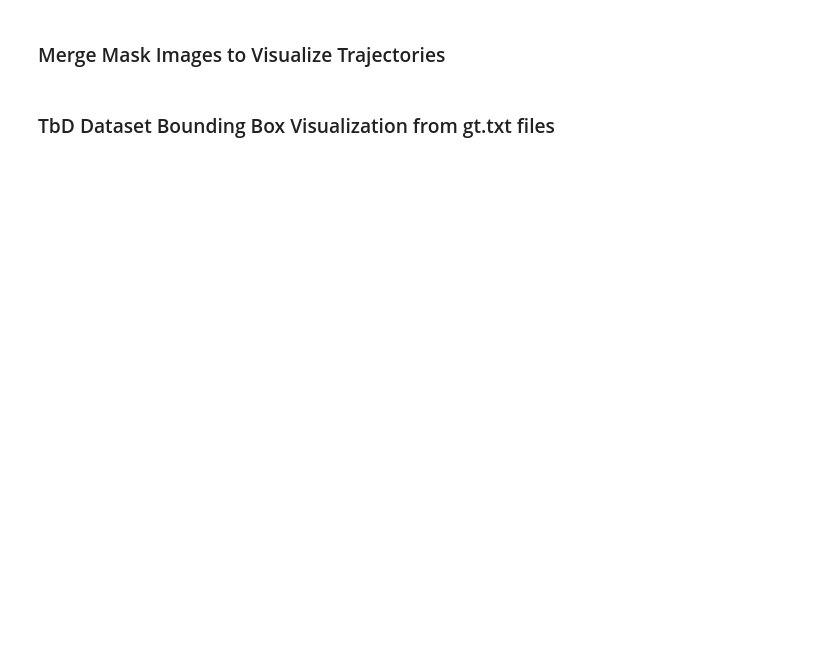
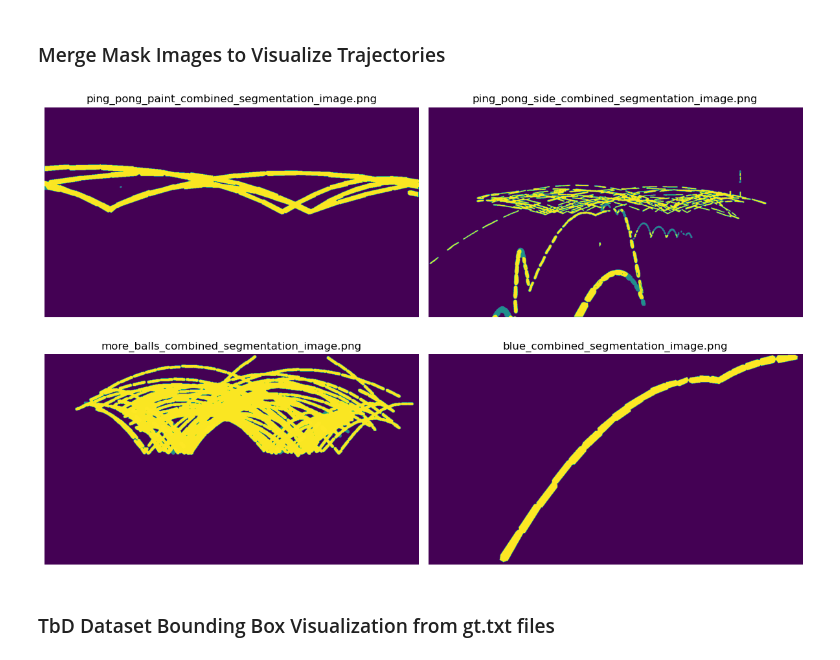
Before and after one commit to CVMLmu/FMOX, a Jupyter notebook: FMOX-code/create-FMOX/create_jsons_main.ipynb, the cells around one changed output. Cells and saved outputs as stored; diff of their text form; code cells hidden in the pictures; blank space fills up the shorter version.

```diff
--- a/FMOX-code/create-FMOX/create_jsons_main.ipynb
+++ b/FMOX-code/create-FMOX/create_jsons_main.ipynb
@@ -157,11 +189,44 @@ rle_to_seg_mask_img.rle_to_mask_img()
 # %%
 """ Below code could be utilized to visualize the trajectories of the object(s) on a single image.
 Since the FMOv2 dataset directly shares segmentation mask images, the path related to this dataset
-is provided below as input. Each single mask image corresponding to a subsequence will be saved in
-the "Videos/fmov2_outputs" directory as "{subfolder}_combined_segmentation_image.png". """
+is provided below as input. """
 
-input_directory = '../Original_Dataset/FMOv2/FMOv2_gt'
-combine_all_mask_to_single_img.combine_segmentation_images(input_directory)
+fmov2_gt_path = '../Original_Dataset/FMOv2/FMOv2_gt'
+fmov2_mask_traj_save_path = "../Videos/fmov2_outputs/"
+
+combine_all_mask_to_single_img.combine_segmentation_images(fmov2_gt_path, fmov2_mask_traj_save_path)
+# %%
+""" Display a sample output """
+import os
+import random
+import matplotlib.pyplot as plt
+import matplotlib.image as mpimg
+
+# List all files in the directory
+image_files = os.listdir(fmov2_mask_traj_save_path)
+# Filter for image files (you can adjust the extensions as needed)
+image_files = [f for f in image_files if f.endswith(('.png', '.jpg', '.jpeg', '.gif'))]
+# Randomly select 6 images
+selected_images = random.sample(image_files, 4) if len(image_files) >= 6 else image_files
+
+plt.figure(figsize=(12, 8))
+for i, image_file in enumerate(selected_images):
+    img = mpimg.imread(os.path.join(fmov2_mask_traj_save_path, image_file))
+    plt.subplot(2, 2, i + 1)  # 3 rows, 2 columns
+    # Extract and display the title part from the filename
+    # Format: efficientTAM_traj_Falling_Object_v_box_GTgamma.jpg -> Falling_Object_v_box_GTgamma
+    title_part = image_file
+    # if image_file.startswith("efficientTAM_traj_"):
+    #     title_part = image_file[len("efficientTAM_traj_"):]
+    # title_part = os.path.splitext(title_part)[0]
+
+    plt.imshow(img)
+    plt.axis('off')  # Hide axes
+    plt.title(title_part)
+plt.tight_layout()
+plt.show()
+# %% [output]
+[figure, added]
 # %% [markdown]
 ### TbD Dataset Bounding Box Visualization from gt.txt files
 # %%
```
Also changed, not shown: parts of 17 cells of this notebook, 9 other files.
